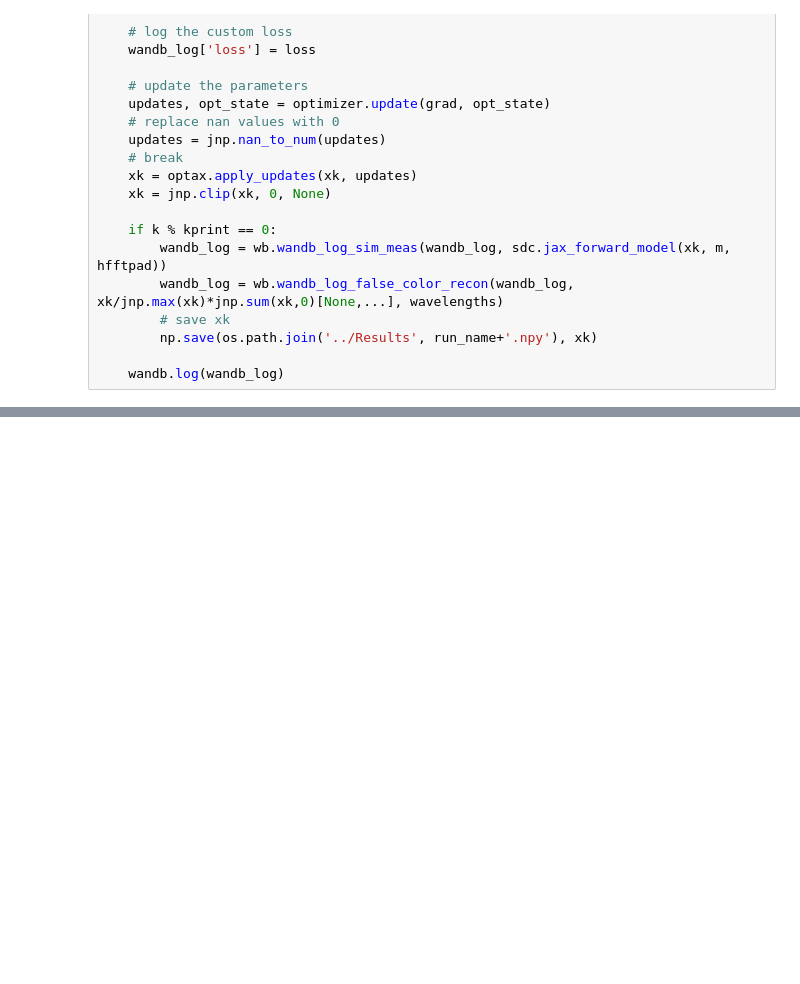
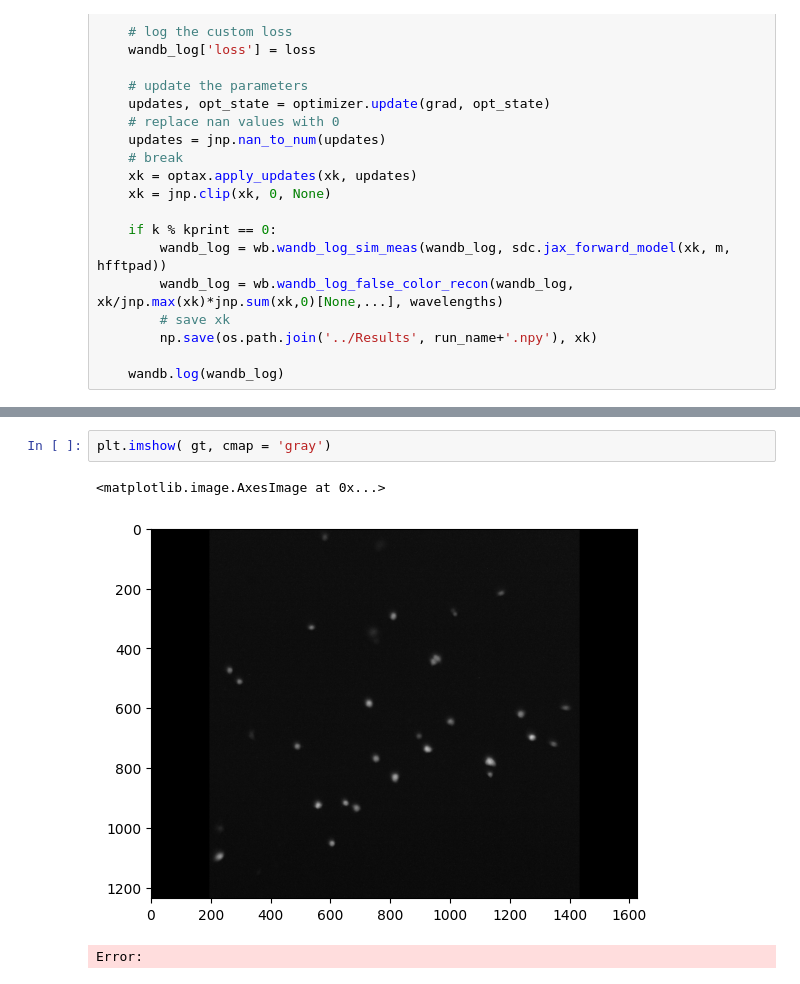
Before and after one commit to neerja/spectraldiffuserscope, a Jupyter notebook: JaxCode/Reconstruction Notebooks/fixed_cells_2024-02-13.ipynb, the cells around one changed output, grey strips where cells are left out. Drawn from its saved outputs; the diff is of its cells as text; blank space fills up the shorter version.

```diff
--- a/JaxCode/Reconstruction Notebooks/fixed_cells_2024-02-13.ipynb
+++ b/JaxCode/Reconstruction Notebooks/fixed_cells_2024-02-13.ipynb
@@ -224,0 +240,6 @@ Text(0.5, 1.0, 'Reconstruction')
+# %%
+plt.imshow( gt, cmap = 'gray')
+# %% [output]
+<matplotlib.image.AxesImage at 0x...>
+[figure, added]
+Error:
```
Also changed, not shown: parts of 6 cells of this notebook, 11 other files.
